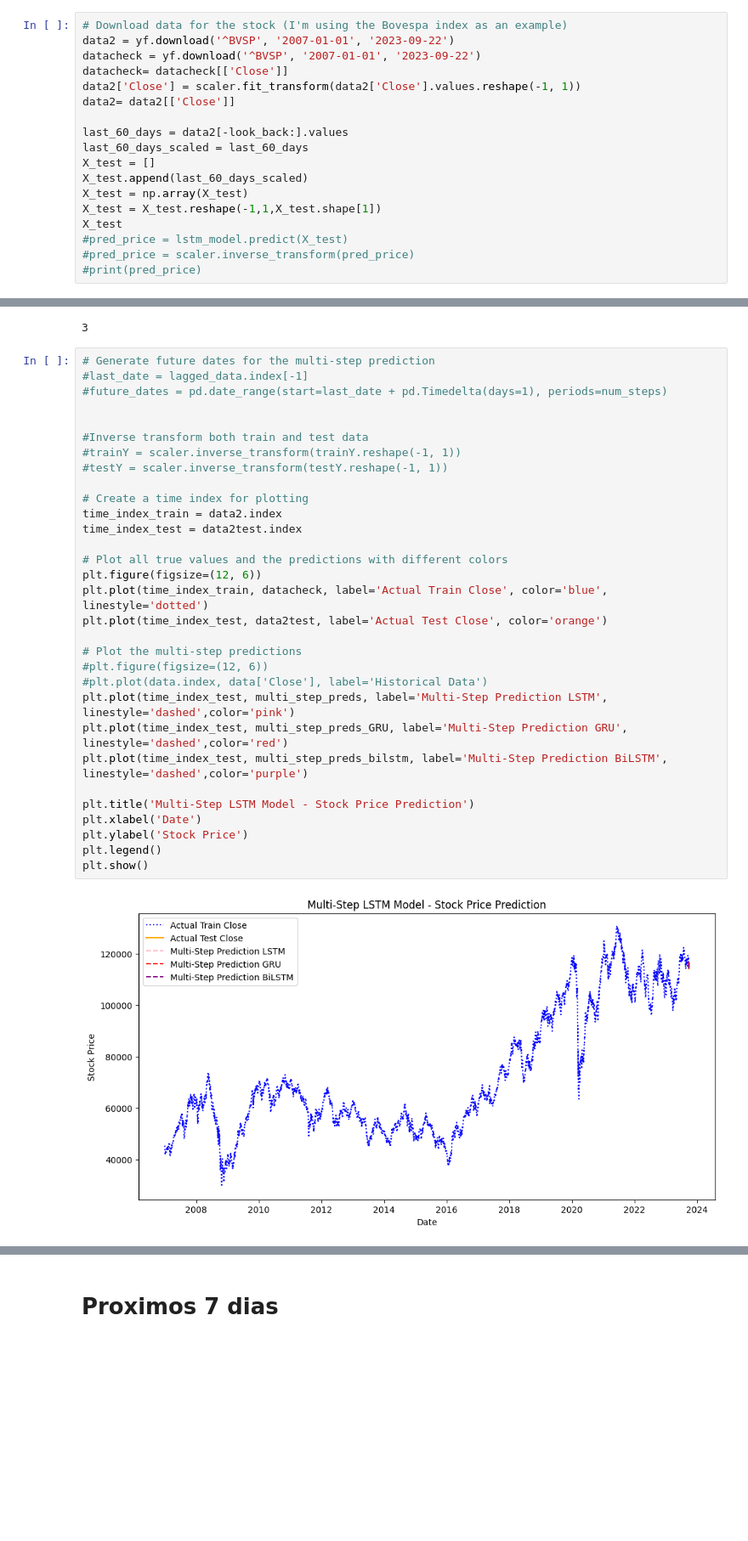
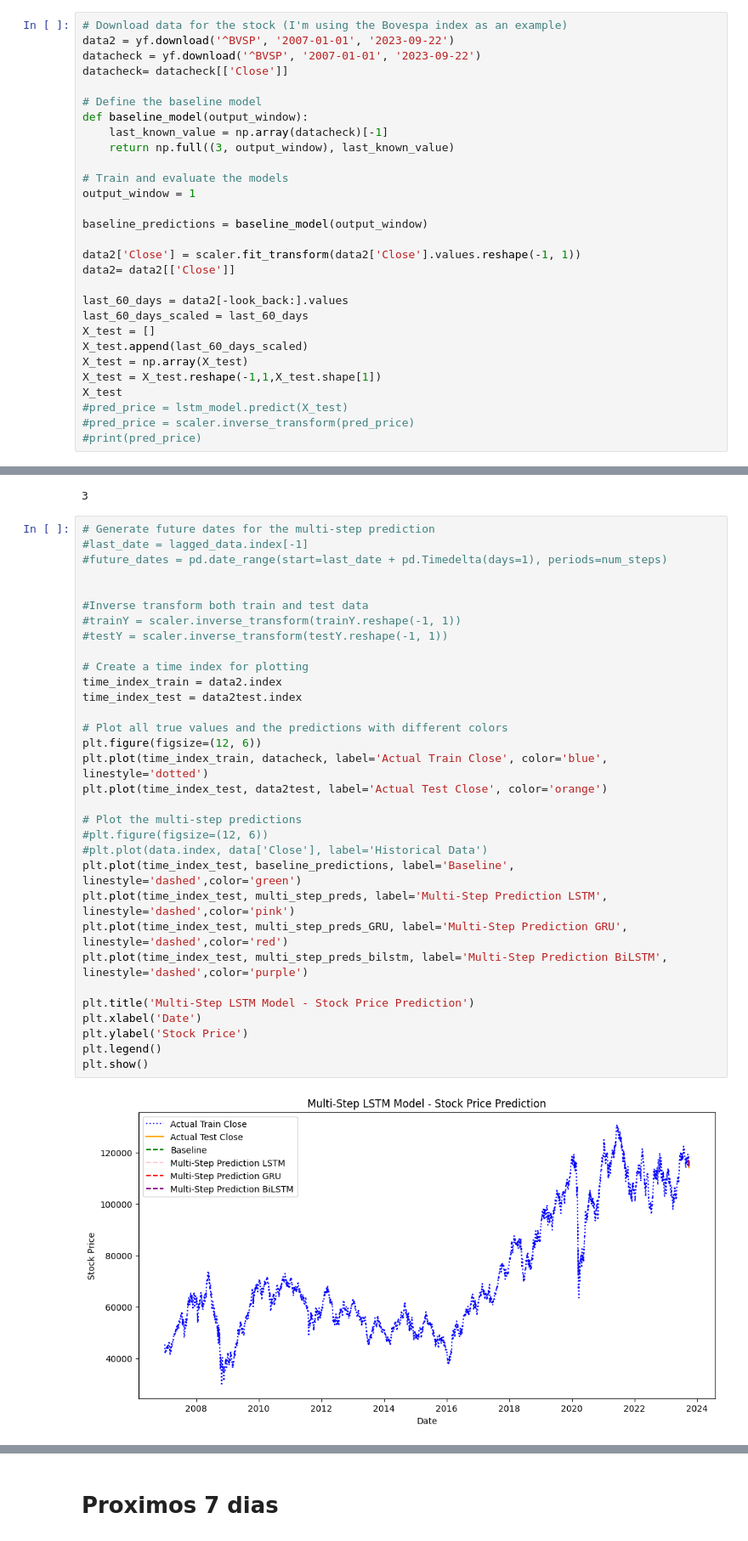
Before and after one commit to marreapato/Forecasting-BVSP-Deep-Learning, a Jupyter notebook: Baseline_Com_15Lags.ipynb, the cells around one changed output, grey strips where cells are left out. Shown at 85% size. Cells and saved outputs as stored; diff of their text form; blank space fills up the shorter version.

```diff
--- a/Baseline_Com_15Lags.ipynb
+++ b/Baseline_Com_15Lags.ipynb
@@ -495,6 +498,17 @@ look_back=15
 data2 = yf.download('^BVSP', '2007-01-01', '2023-09-22')
 datacheck = yf.download('^BVSP', '2007-01-01', '2023-09-22')
 datacheck= datacheck[['Close']]
+
+# Define the baseline model
+def baseline_model(output_window):
+    last_known_value = np.array(datacheck)[-1]
+    return np.full((3, output_window), last_known_value)
+
+# Train and evaluate the models
+output_window = 1
+
+baseline_predictions = baseline_model(output_window)
+
 data2['Close'] = scaler.fit_transform(data2['Close'].values.reshape(-1, 1))
 data2= data2[['Close']]
 
@@ -591,34 +611,35 @@ len(data2test)
 #last_date = lagged_data.index[-1]
 #future_dates = pd.date_range(start=last_date + pd.Timedelta(days=1), periods=num_steps)
 
 
 #Inverse transform both train and test data
 #trainY = scaler.inverse_transform(trainY.reshape(-1, 1))
 #testY = scaler.inverse_transform(testY.reshape(-1, 1))
 
 # Create a time index for plotting
 time_index_train = data2.index
 time_index_test = data2test.index
 
 # Plot all true values and the predictions with different colors
 plt.figure(figsize=(12, 6))
 plt.plot(time_index_train, datacheck, label='Actual Train Close', color='blue', linestyle='dotted')
 plt.plot(time_index_test, data2test, label='Actual Test Close', color='orange')
 
 # Plot the multi-step predictions
 #plt.figure(figsize=(12, 6))
 #plt.plot(data.index, data['Close'], label='Historical Data')
+plt.plot(time_index_test, baseline_predictions, label='Baseline', linestyle='dashed',color='green')
 plt.plot(time_index_test, multi_step_preds, label='Multi-Step Prediction LSTM', linestyle='dashed',color='pink')
 plt.plot(time_index_test, multi_step_preds_GRU, label='Multi-Step Prediction GRU', linestyle='dashed',color='red')
 plt.plot(time_index_test, multi_step_preds_bilstm, label='Multi-Step Prediction BiLSTM', linestyle='dashed',color='purple')
 
 plt.title('Multi-Step LSTM Model - Stock Price Prediction')
 plt.xlabel('Date')
 plt.ylabel('Stock Price')
 plt.legend()
 plt.show()
 # %% [output]
-[figure, old version]
+[figure, new version]
 # %%
 test_to_errors=np.array(data2test[['Close']])
 
```
Also changed, not shown: parts of 15 cells of this notebook.
